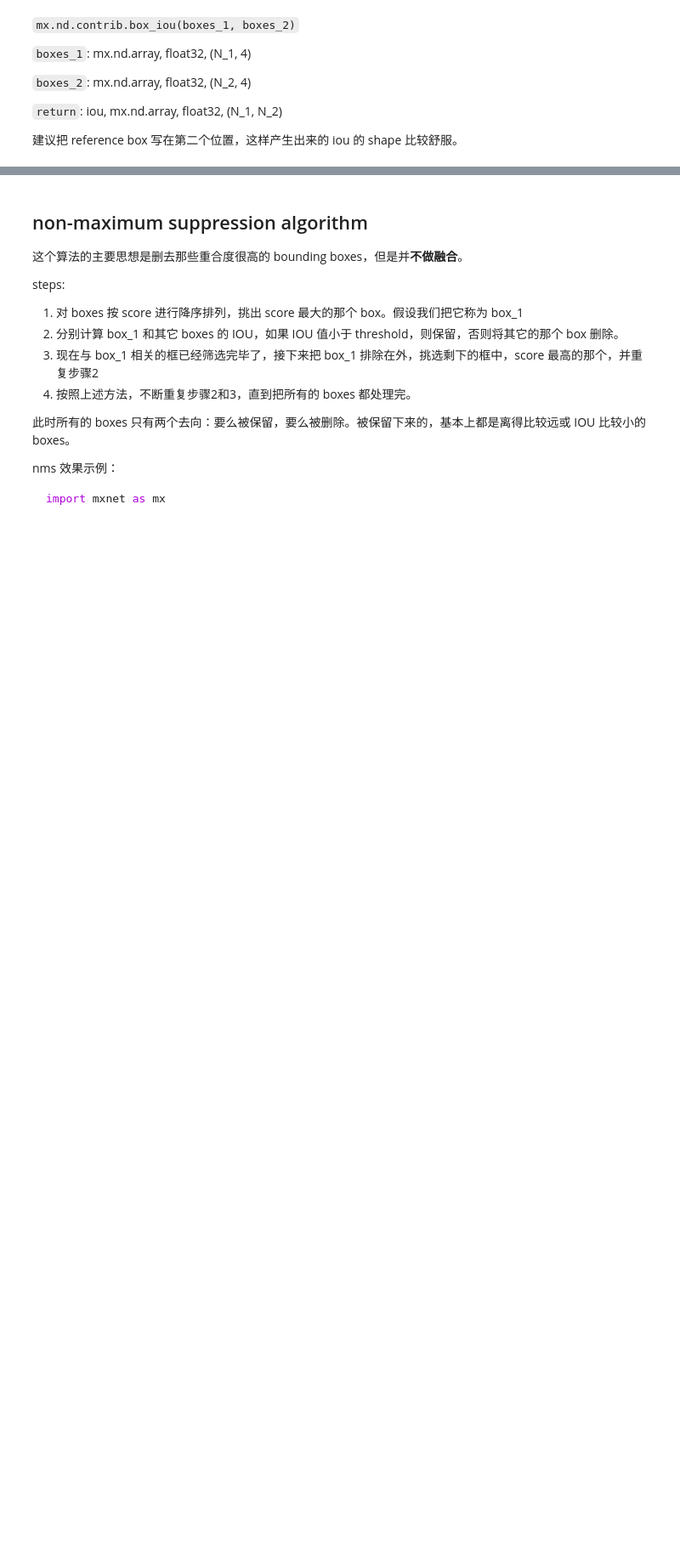
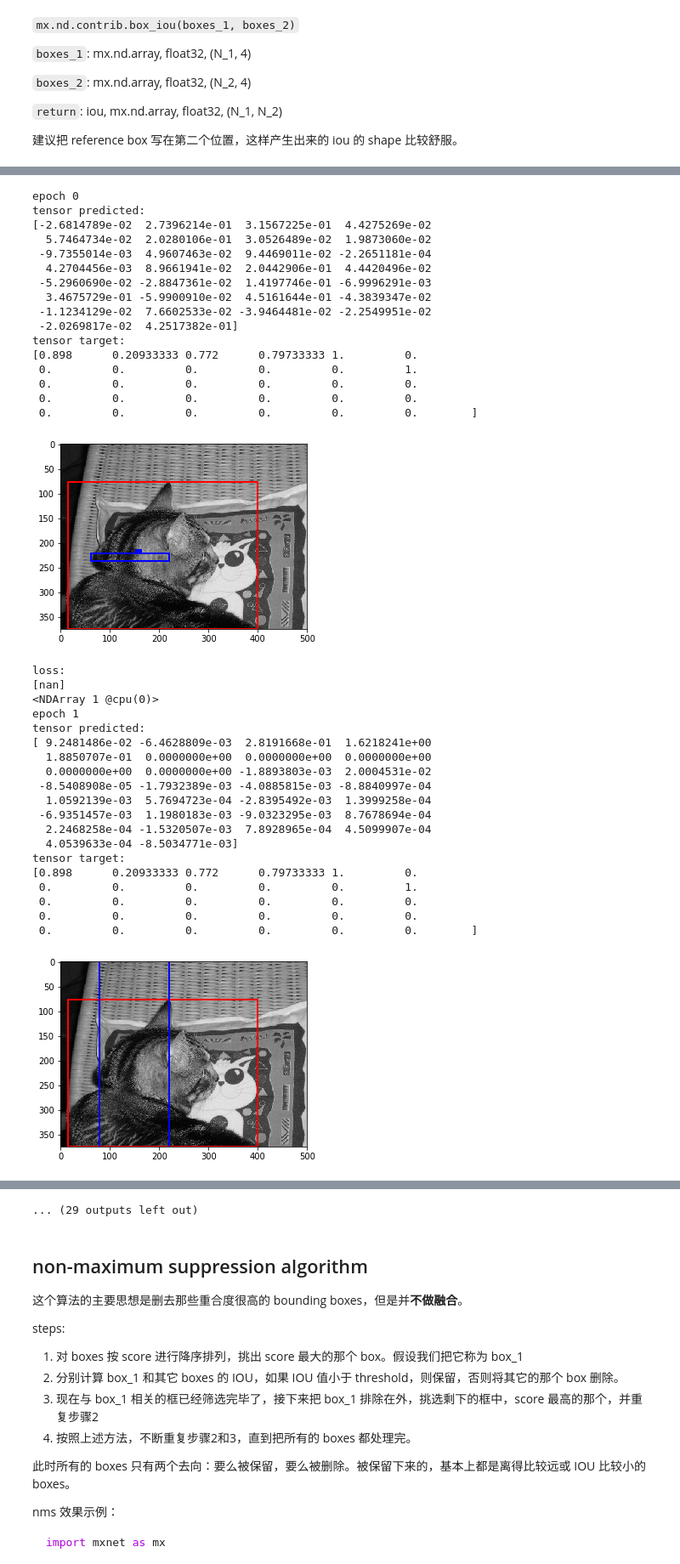
Before and after one commit to B5paper/yolo_v1, a Jupyter notebook: yolo_v1.ipynb, the cells around one changed output, grey strips where cells are left out. Shown at 85% size. Cells and saved outputs as stored; diff of their text form; code cells hidden in the pictures; blank space fills up the shorter version.

Commit message:
add yolo network part, and a simple train procedure

```diff
--- a/yolo_v1.ipynb
+++ b/yolo_v1.ipynb
@@ -84,4 +17,7 @@ print(batch_label.shape)
 # %%
+dataset = myutils.Dataset('cat_train.txt')
+print('total num of data entries:', len(dataset))
+
 img, label = dataset[3]
 myutils.data_visualize(img=img, bboxes=label[:, 1:])
 # %% [output]
@@ -157,0 +76,53 @@ class Yolo_v1(mx.gluon.HybridBlock):
+# %%
+trainer = mx.gluon.Trainer(yolo.collect_params(), 'sgd')
+trainer.set_learning_rate(0.1)
+# %%
+for epoch in range(20):
+    print('epoch', epoch)
+    with mx.autograd.record():
+        trsfm_img = yolo_utils.transform_image(img)
+        out = yolo(trsfm_img)
+        target = yolo_utils.generate_target(img, label, out[0].asnumpy())
+        loss = yolo_utils.calc_yolo_loss(out.reshape(7, 7, 30), target)
+    loss.backward()
+    trainer.step(1)
+    if epoch == 10:
+        trainer.set_learning_rate(0.01)
+# %% [output]
+epoch 0
+tensor predicted:
+[-2.6814789e-02  2.7396214e-01  3.1567225e-01  4.4275269e-02
+  5.7464734e-02  2.0280106e-01  3.0526489e-02  1.9873060e-02
+ -9.7355014e-03  4.9607463e-02  9.4469011e-02 -2.2651181e-04
+  4.2704456e-03  8.9661941e-02  2.0442906e-01  4.4420496e-02
+ -5.2960690e-02 -2.8847361e-02  1.4197746e-01 -6.9996291e-03
+  3.4675729e-01 -5.9900910e-02  4.5161644e-01 -4.3839347e-02
+ -1.1234129e-02  7.6602533e-02 -3.9464481e-02 -2.2549951e-02
+ -2.0269817e-02  4.2517382e-01]
+tensor target:
+[0.898      0.20933333 0.772      0.79733333 1.         0.
+ 0.         0.         0.         0.         0.         1.
+ 0.         0.         0.         0.         0.         0.
+ 0.         0.         0.         0.         0.         0.
+ 0.         0.         0.         0.         0.         0.        ]
+[figure, added]
+loss:
+[nan]
+<NDArray 1 @cpu(0)>
+epoch 1
+tensor predicted:
+[ 9.2481486e-02 -6.4628809e-03  2.8191668e-01  1.6218241e+00
+  1.8850707e-01  0.0000000e+00  0.0000000e+00  0.0000000e+00
+  0.0000000e+00  0.0000000e+00 -1.8893803e-03  2.0004531e-02
+ -8.5408908e-05 -1.7932389e-03 -4.0885815e-03 -8.8840997e-04
+  1.0592139e-03  5.7694723e-04 -2.8395492e-03  1.3999258e-04
+ -6.9351457e-03  1.1980183e-03 -9.0323295e-03  8.7678694e-04
+  2.2468258e-04 -1.5320507e-03  7.8928965e-04  4.5099907e-04
+  4.0539633e-04 -8.5034771e-03]
+tensor target:
+[0.898      0.20933333 0.772      0.79733333 1.         0.
+ 0.         0.         0.         0.         0.         1.
+ 0.         0.         0.         0.         0.         0.
+ 0.         0.         0.         0.         0.         0.
+ 0.         0.         0.         0.         0.         0.        ]
+[figure, added]
@@ -158,3 +209,4 @@ class Yolo_v1(mx.gluon.HybridBlock):
+... (29 outputs left out)
 # %% [markdown]
 ## non-maximum suppression algorithm
 
```
Also changed, not shown: parts of 11 cells of this notebook, 2 other files.
